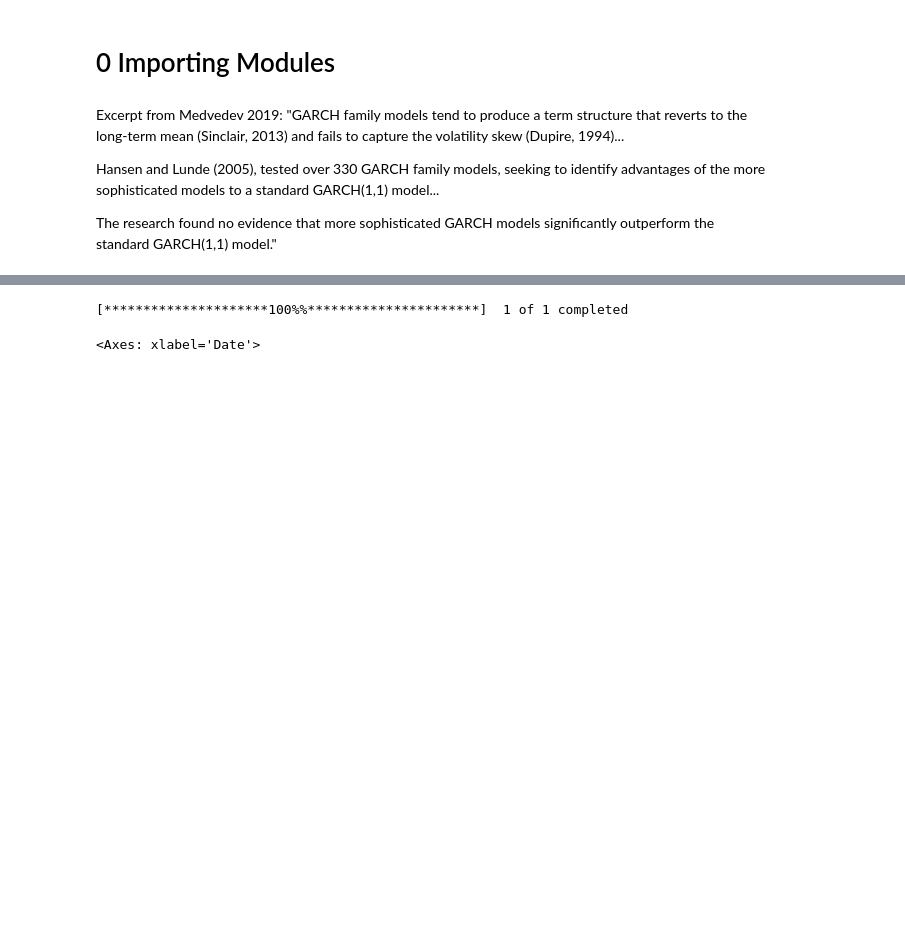
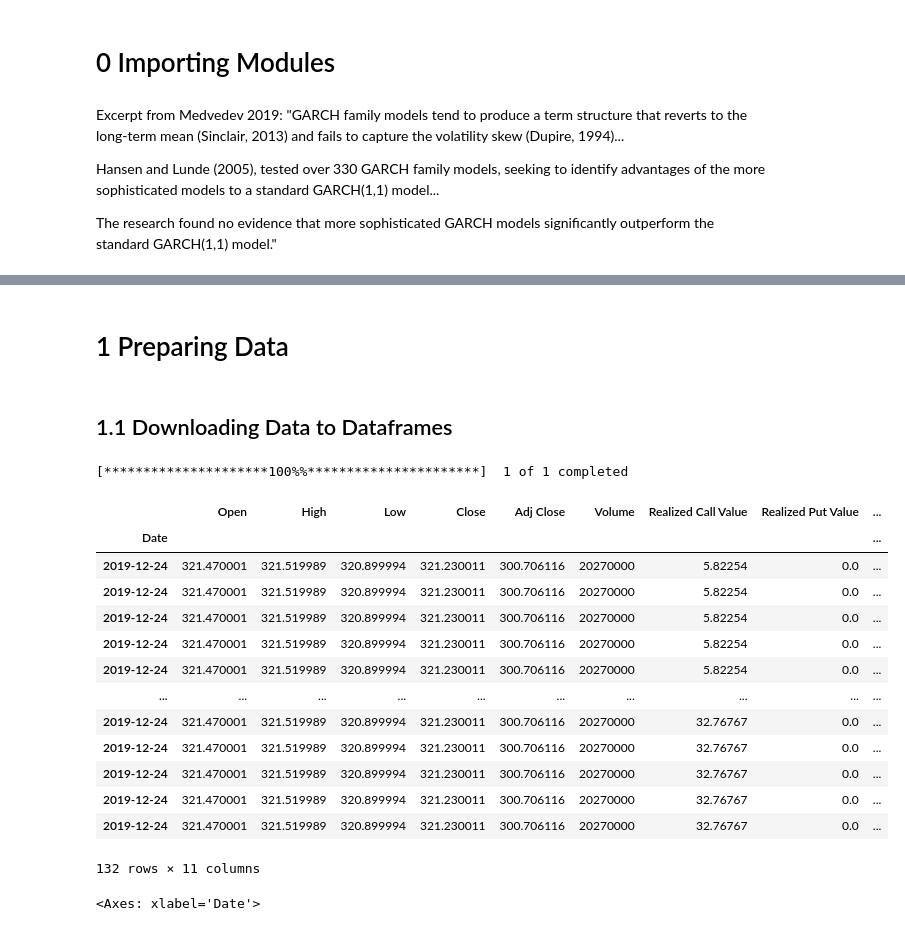
Before and after one commit to tayo4pf/Forecasting-Implied-Volatility-with-Machine-Learning-Techniques, a Jupyter notebook: rnn_models.ipynb, the cells around one changed output, grey strips where cells are left out. Cells and saved outputs as stored; diff of their text form; code cells hidden in the pictures; blank space fills up the shorter version.

```diff
--- a/rnn_models.ipynb
+++ b/rnn_models.ipynb
@@ -39,17 +35,55 @@ As extension I can also add market IV surface to model (b) input
+# %% [markdown]
+# 1 Preparing Data
+# %% [markdown]
+## 1.1 Downloading Data to Dataframes
 # %%
 """
 Making training, and testing datasets
 Training set is SPY returns from 2014 to 2019
 Testing set is SPY returns in 2019
 """
+# Defining start date, split date, and end date of data to be used for the model
+start_date = "2014-01-01"
 split_date = "2019-01-01"
+end_date = "2020-01-01"
+volatility_window = 21
+
+# Downloading data
 spy_returns = distributions.get_returns(["SPY"], "2014-01-01", "2020-01-01")
 spy_data = pd.DataFrame({"Log Returns":spy_returns})
 spy_data = spy_data.dropna(axis=0, how="all")
 spy_data.index = pd.to_datetime(spy_data.index)
-spy_data["Realized Volatility"] = distributions.get_realized_volatility(spy_data["Log Returns"])
+spy_data["Realized Volatility"] = distributions.get_realized_volatility(spy_data["Log Returns"], period=volatility_window)
 # %% [output]
 [*********************100%%**********************]  1 of 1 completed
+# %%
+"""
+Making Realized Option Value Data for model target
+"""
+spy_options = pd.DataFrame()
+maturities = [dte for dte in range(21, 253, 21)]
+log_moneyness = np.linspace(-0.05, 0.05, 11)
+for dte in maturities:
+    for lm in log_moneyness:
+        moneyness = np.exp(lm)
+        spy_options = pd.concat((spy_options, distributions.get_realized_option_value("SPY", start_date, end_date, moneyness, dte)))
+# %%
+spy_options[spy_options.index == "2019-12-24"]
+# %% [output]
+|  | Open | High | Low | Close | Adj Close | Volume | Realized Call Value | Realized Put Value | ... |
+| Date |  |  |  |  |  |  |  |  | ... |
+| 2019-12-24 | 321.470001 | 321.519989 | 320.899994 | 321.230011 | 300.706116 | 20270000 | 5.82254 | 0.0 | ... |
+| 2019-12-24 | 321.470001 | 321.519989 | 320.899994 | 321.230011 | 300.706116 | 20270000 | 5.82254 | 0.0 | ... |
+| 2019-12-24 | 321.470001 | 321.519989 | 320.899994 | 321.230011 | 300.706116 | 20270000 | 5.82254 | 0.0 | ... |
+| 2019-12-24 | 321.470001 | 321.519989 | 320.899994 | 321.230011 | 300.706116 | 20270000 | 5.82254 | 0.0 | ... |
+| 2019-12-24 | 321.470001 | 321.519989 | 320.899994 | 321.230011 | 300.706116 | 20270000 | 5.82254 | 0.0 | ... |
+| ... | ... | ... | ... | ... | ... | ... | ... | ... | ... |
+| 2019-12-24 | 321.470001 | 321.519989 | 320.899994 | 321.230011 | 300.706116 | 20270000 | 32.76767 | 0.0 | ... |
+| 2019-12-24 | 321.470001 | 321.519989 | 320.899994 | 321.230011 | 300.706116 | 20270000 | 32.76767 | 0.0 | ... |
+| 2019-12-24 | 321.470001 | 321.519989 | 320.899994 | 321.230011 | 300.706116 | 20270000 | 32.76767 | 0.0 | ... |
+| 2019-12-24 | 321.470001 | 321.519989 | 320.899994 | 321.230011 | 300.706116 | 20270000 | 32.76767 | 0.0 | ... |
+| 2019-12-24 | 321.470001 | 321.519989 | 320.899994 | 321.230011 | 300.706116 | 20270000 | 32.76767 | 0.0 | ... |
+132 rows × 11 columns
 # %%
 spy_data["Log Returns"].plot()
 # %% [output]
```
Also changed, not shown: parts of 10 cells of this notebook, 3 other files.
